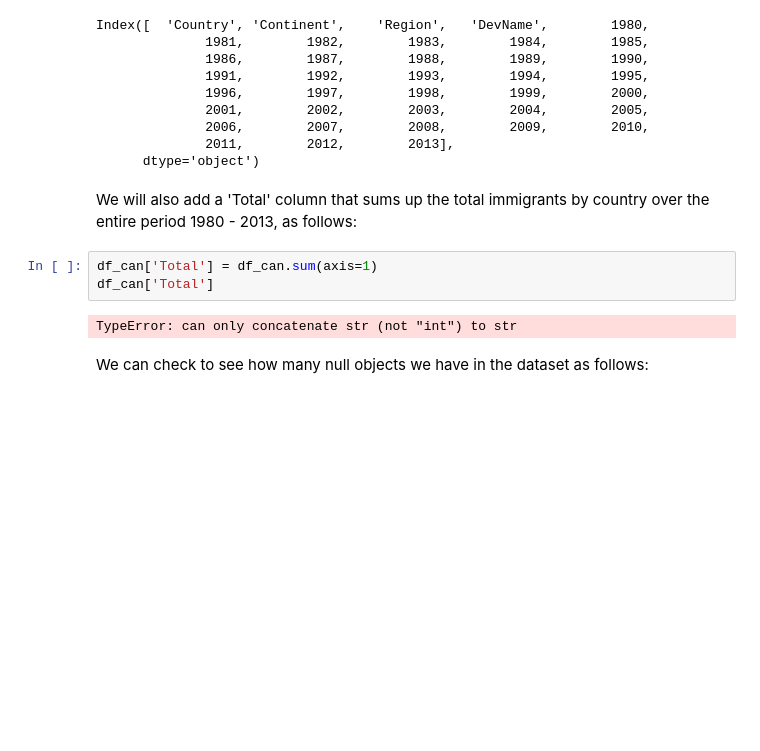
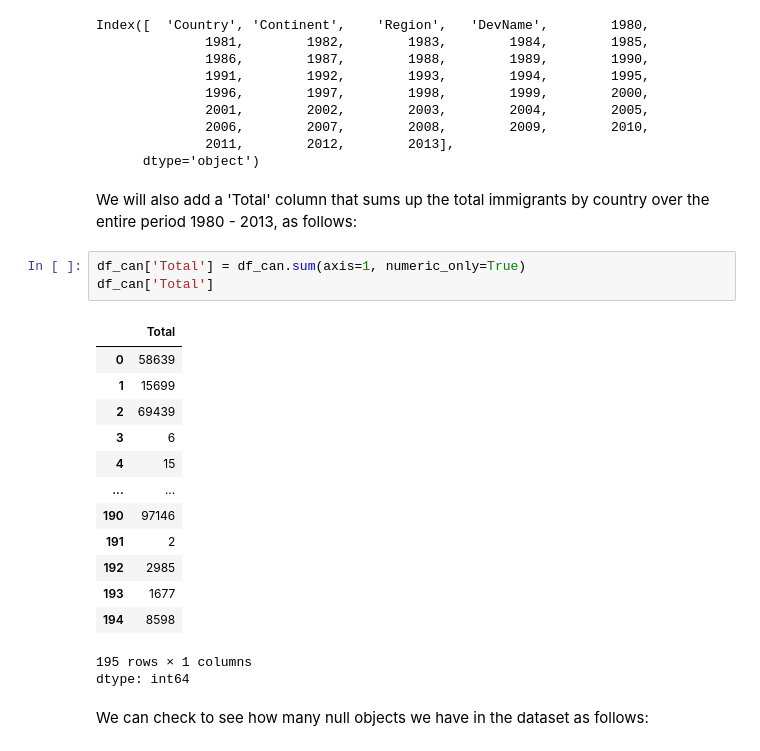
Before and after one commit to vivekaDA/FinalTest, a Jupyter notebook: DV0101EN_Exercise_Dataset_Preprocessing_Exploring_with_Pandas.ipynb, the cells around one changed output. Cells and saved outputs as stored; diff of their text form; blank space fills up the shorter version.

```diff
--- a/DV0101EN_Exercise_Dataset_Preprocessing_Exploring_with_Pandas.ipynb
+++ b/DV0101EN_Exercise_Dataset_Preprocessing_Exploring_with_Pandas.ipynb
@@ -233,10 +236,23 @@ Index([  'Country', 'Continent',    'Region',   'DevName',        1980,
 # %% [markdown]
 We will also add a 'Total' column that sums up the total immigrants by country over the entire period 1980 - 2013, as follows:
 # %%
-df_can['Total'] = df_can.sum(axis=1)
+df_can['Total'] = df_can.sum(axis=1, numeric_only=True)
 df_can['Total']
 # %% [output]
+|  | Total |
+| 0 | 58639 |
+| 1 | 15699 |
+| 2 | 69439 |
+| 3 | 6 |
+| 4 | 15 |
+| ... | ... |
+| 190 | 97146 |
+| 191 | 2 |
+| 192 | 2985 |
+| 193 | 1677 |
+| 194 | 8598 |
-TypeError: can only concatenate str (not "int") to str
+195 rows × 1 columns
+dtype: int64
 # %% [markdown]
 We can check to see how many null objects we have in the dataset as follows:
 # %%
```
Also changed, not shown: parts of 28 cells of this notebook.
